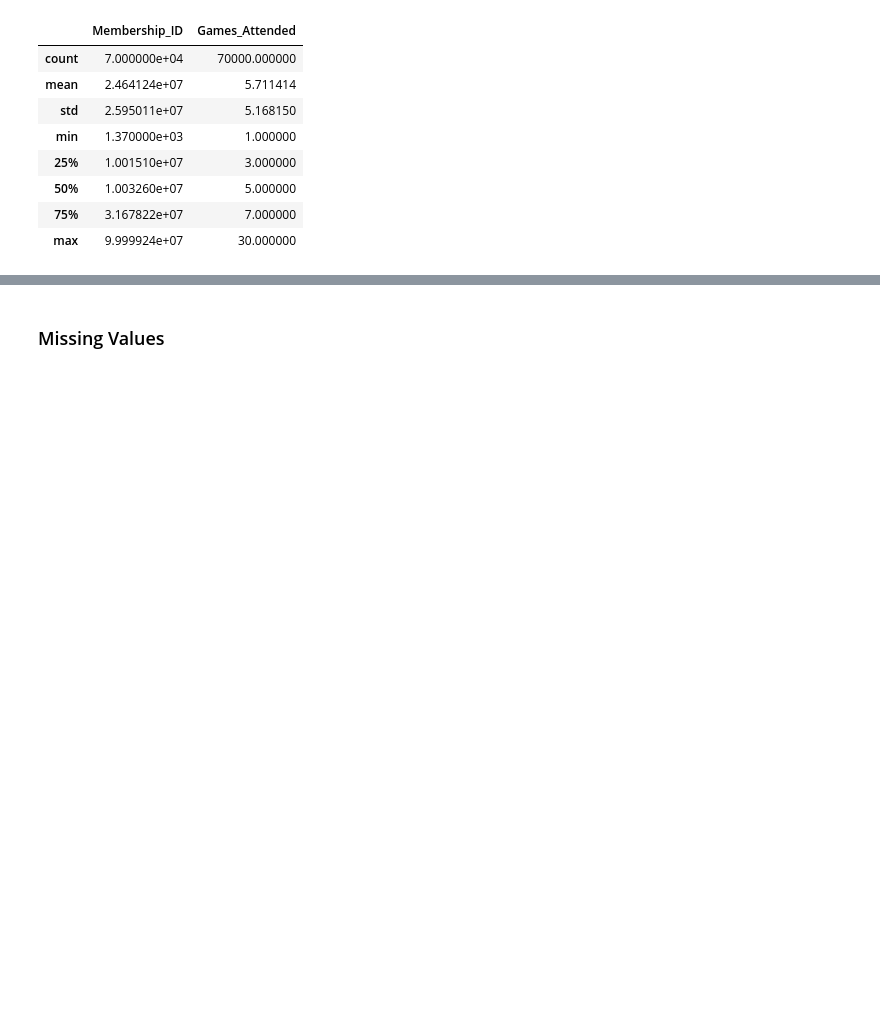
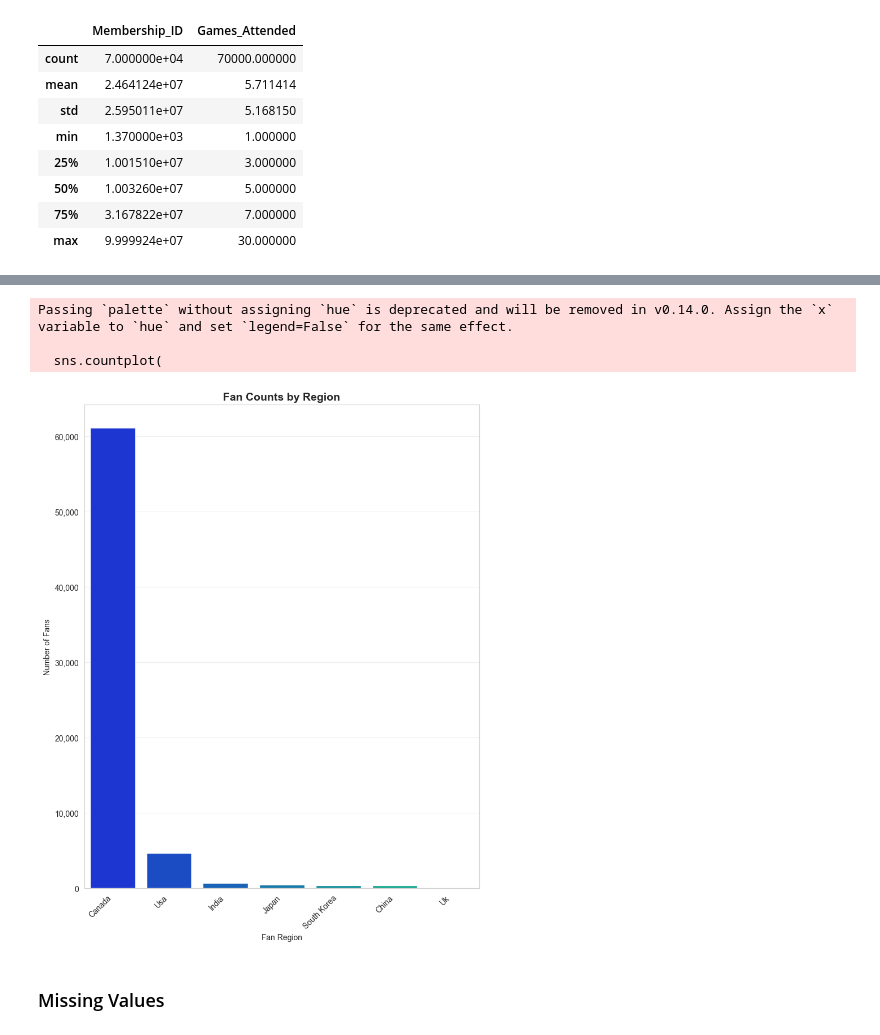
Before and after one commit to mcho04/UBC-Bolt-First-Byte-2025, a Jupyter notebook: first_byte_2025.ipynb, the cells around one changed output, grey strips where cells are left out. Drawn from its saved outputs; the diff is of its cells as text; code cells hidden in the pictures; blank space fills up the shorter version.

```diff
--- a/first_byte_2025.ipynb
+++ b/first_byte_2025.ipynb
@@ -155,3 +233,28 @@ fan_dat.describe()
+# %%
+plt.figure(figsize=(8,10))
+sns.countplot(
+    data=merged,
+    x='Customer_Region_fan',
+    order=merged['Customer_Region_fan'].value_counts().index,
+    palette='winter'
+)
+
+plt.title('Fan Counts by Region', fontsize=14, fontweight='bold')
+plt.xlabel('Fan Region')
+plt.ylabel('Number of Fans')
+plt.xticks(rotation=45, ha='right')
+plt.grid(axis='y', alpha=0.3)
+
+# Format y-axis with commas
+plt.gca().yaxis.set_major_formatter(mtick.StrMethodFormatter('{x:,.0f}'))
+
+plt.tight_layout()
+plt.show()
+# %% [output]
+Passing `palette` without assigning `hue` is deprecated and will be removed in v0.14.0. Assign the `x` variable to `hue` and set `legend=False` for the same effect.
+
+  sns.countplot(
+[figure, added]
 # %% [markdown]
 ### Missing Values
 # %%
```
Also changed, not shown: parts of 15 cells of this notebook.
